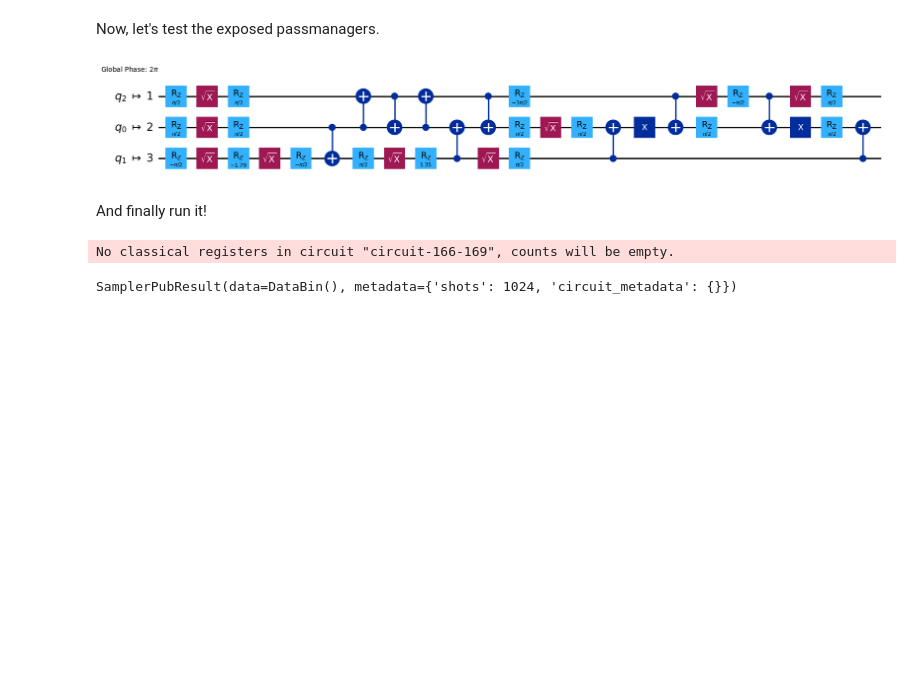
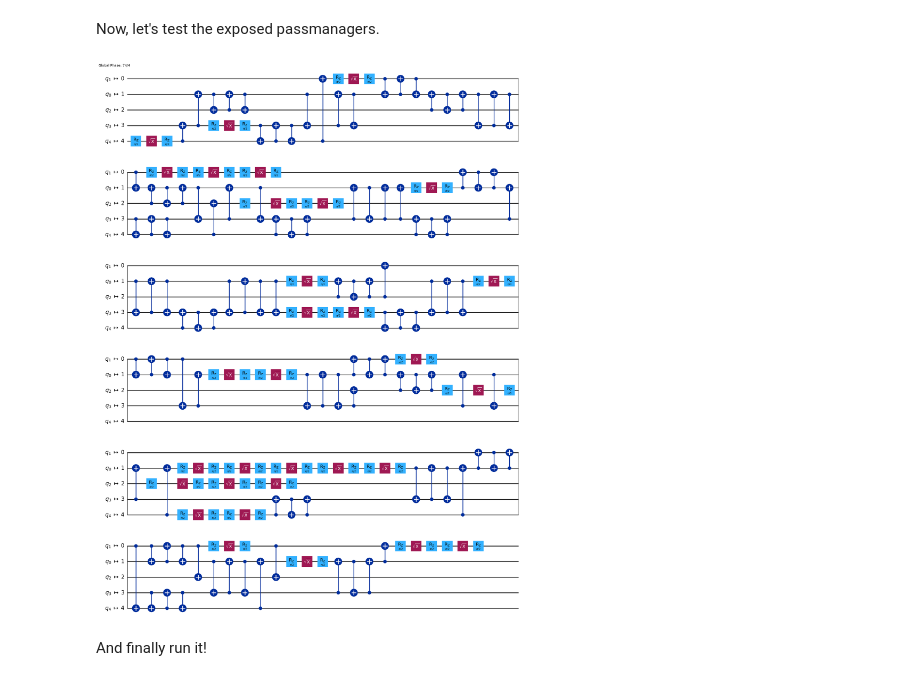
Before and after one commit to strategy155/quariadne, a Jupyter notebook: notebook/Testing.ipynb, the cells around one changed output. Saved outputs shown, nothing was run; the diff lists cells and outputs as text; code cells hidden in the pictures; blank space fills up the shorter version.

```diff
--- a/notebook/Testing.ipynb
+++ b/notebook/Testing.ipynb
@@ -4,9 +4,9 @@ Test of the embedded passes!
 import random
 import qiskit.circuit.random
 
-QUBIT_COUNT = 3
-NUM_GATES = 30
-SEED=223
+QUBIT_COUNT = 5
+NUM_GATES = 50
+SEED=2236
 random.seed(SEED)
 
 MAX_OPERANDS = 2
@@ -27,7 +27,7 @@ import qiskit_ibm_runtime.fake_provider
 import networkx as nx
 import quariadne.circuit
 
-manila_backend = qiskit_ibm_runtime.fake_provider.FakeManilaV2()
+manila_backend = qiskit_ibm_runtime.fake_provider.FakeLimaV2()
 coupling_graph = manila_backend.coupling_map.graph
 coupling_graph
 # %% [output]
@@ -37,19 +37,20 @@ Now, let's test the exposed passmanagers.
 # %%
 
 
 
-basis_passmanager = qiskit.transpiler.generate_preset_pass_manager(backend=manila_backend, optimization_level=3, routing_method="quariadne_milp", layout_method="quariadne_milp")
+basis_passmanager = qiskit.transpiler.generate_preset_pass_manager(backend=manila_backend, optimization_level=0, routing_method="quariadne_lp", layout_method="quariadne_lp")
 
 physical = basis_passmanager.run(random_broken_circuit)
 physical.draw("mpl")
 # %% [output]
-[figure, old version]
+[figure, new version]
 # %% [markdown]
 And finally run it!
 # %%
 from qiskit_ibm_runtime import QiskitRuntimeService, Session
 from qiskit_ibm_runtime import SamplerV2 as Sampler
 from qiskit_ibm_runtime import EstimatorV2 as Estimator
+
 
 with Session(backend=manila_backend) as session:
     # Submit a request to the Sampler primitive within the session.
@@ -57,6 +58,3 @@ with Session(backend=manila_backend) as session:
     job = sampler.run([physical])
     pub_result = job.result()[0]
     print(pub_result)
-# %% [output]
-No classical registers in circuit "circuit-166-169", counts will be empty.
-SamplerPubResult(data=DataBin(), metadata={'shots': 1024, 'circuit_metadata': {}})
```
Also changed, not shown: parts of 1 cell of this notebook, 3 other files.
